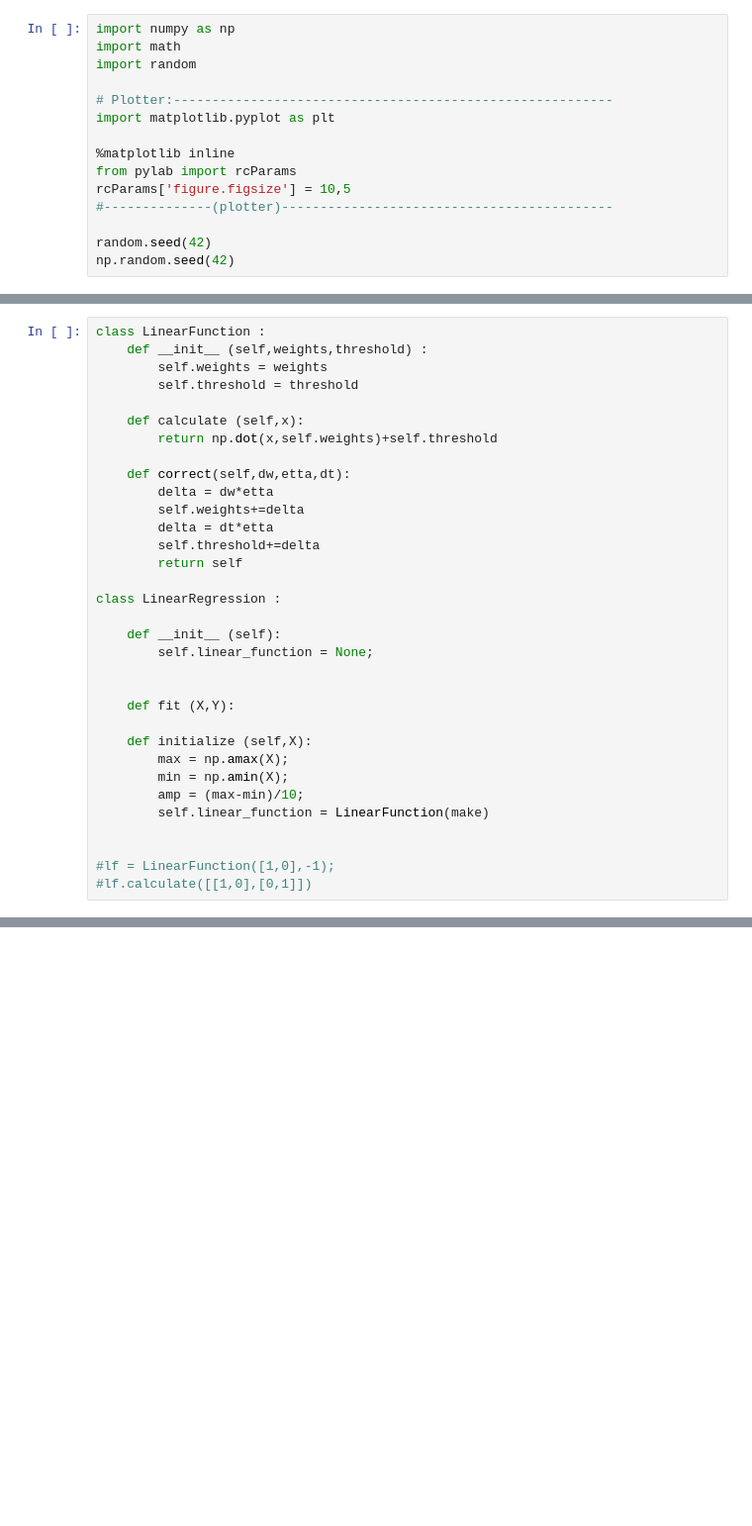
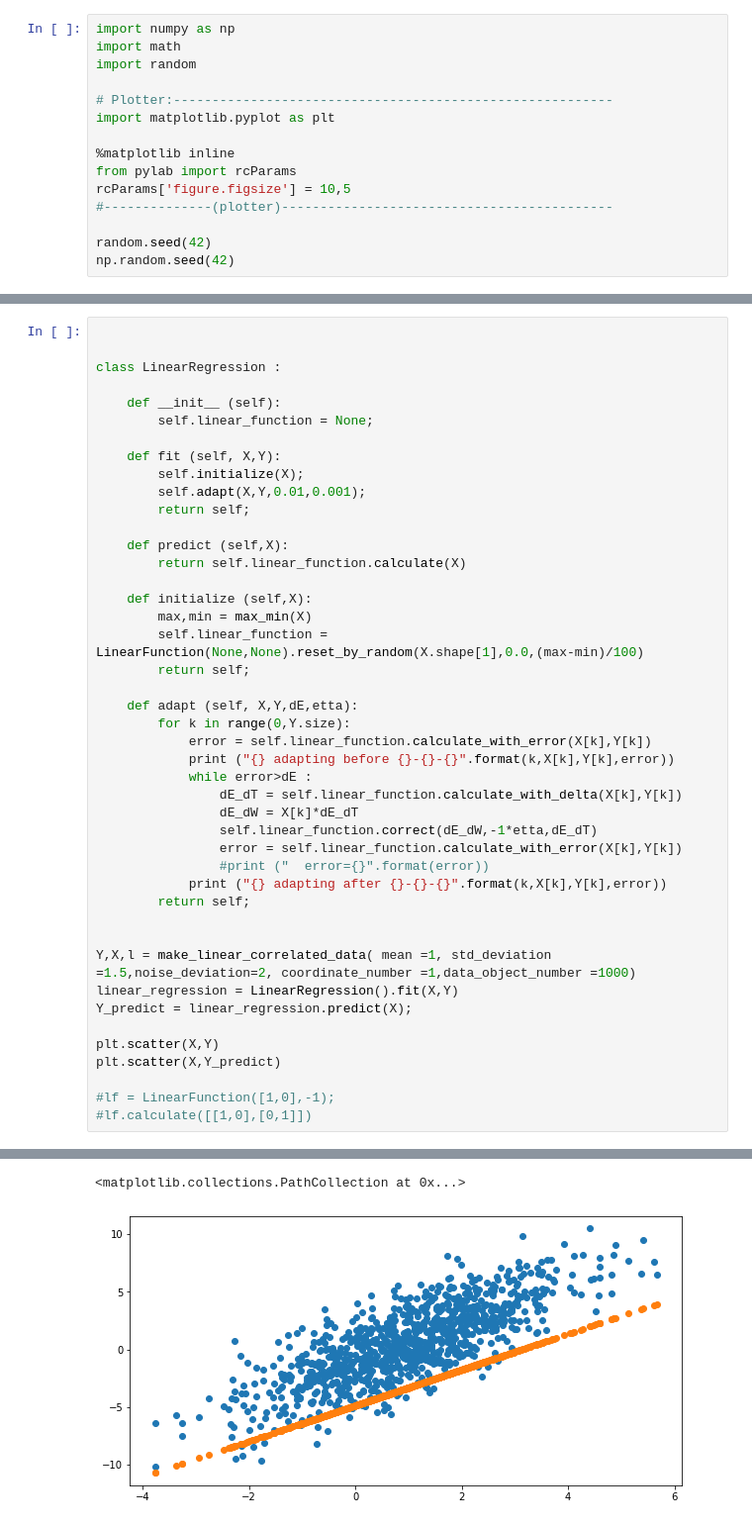
Before and after one commit to Aleksey-I-Nazimov/DataAnalysisAlgorithms, a Jupyter notebook: task-1/task1.ipynb, the cells around one changed output, grey strips where cells are left out. Shown: that part at 99% size. Drawn from its saved outputs; the diff is of its cells as text; blank space fills up the shorter version.

```diff
--- a/task-1/task1.ipynb
+++ b/task-1/task1.ipynb
@@ -57,33 +86,45 @@ array([4.12798725, 4.16126652])
-# %%
-class LinearFunction :
-    def __init__ (self,weights,threshold) :
-        self.weights = weights
-        self.threshold = threshold
-
-    def calculate (self,x):
-        return np.dot(x,self.weights)+self.threshold
-
-    def correct(self,dw,etta,dt):
-        delta = dw*etta
-        self.weights+=delta
-        delta = dt*etta
-        self.threshold+=delta
-        return self
-
-class LinearRegression :
-
-    def __init__ (self):
-        self.linear_function = None;
-
-
-    def fit (X,Y):
-
-    def initialize (self,X):
-        max = np.amax(X);
-        min = np.amin(X);
-        amp = (max-min)/10;
-        self.linear_function = LinearFunction(make)
-
-
-#lf = LinearFunction([1,0],-1);
-#lf.calculate([[1,0],[0,1]])
+# %%
+
+
+class LinearRegression :
+
+    def __init__ (self):
+        self.linear_function = None;
+
+    def fit (self, X,Y):
+        self.initialize(X);
+        self.adapt(X,Y,0.01,0.001);
+        return self;
+
+    def predict (self,X):
+        return self.linear_function.calculate(X)
+
+    def initialize (self,X):
+        max,min = max_min(X)
+        self.linear_function = LinearFunction(None,None).reset_by_random(X.shape[1],0.0,(max-min)/100)
+        return self;
+
+    def adapt (self, X,Y,dE,etta):
+        for k in range(0,Y.size):
+            error = self.linear_function.calculate_with_error(X[k],Y[k])
+            print ("{} adapting before {}-{}-{}".format(k,X[k],Y[k],error))
+            while error>dE :
+                dE_dT = self.linear_function.calculate_with_delta(X[k],Y[k])
+                dE_dW = X[k]*dE_dT
+                self.linear_function.correct(dE_dW,-1*etta,dE_dT)
+                error = self.linear_function.calculate_with_error(X[k],Y[k])
+                #print ("  error={}".format(error))
+            print ("{} adapting after {}-{}-{}".format(k,X[k],Y[k],error))
+        return self;
+
+
+Y,X,l = make_linear_correlated_data( mean =1, std_deviation =1.5,noise_deviation=2, coordinate_number =1,data_object_number =1000)
+linear_regression = LinearRegression().fit(X,Y)
+Y_predict = linear_regression.predict(X);
+
+plt.scatter(X,Y)
+plt.scatter(X,Y_predict)
+
+#lf = LinearFunction([1,0],-1);
+#lf.calculate([[1,0],[0,1]])
+# %% [output]
@@ -89,0 +148,2 @@ class LinearRegression :
+<matplotlib.collections.PathCollection at 0x...>
+[figure, added]
```
Also changed, not shown: parts of 2 cells of this notebook.
